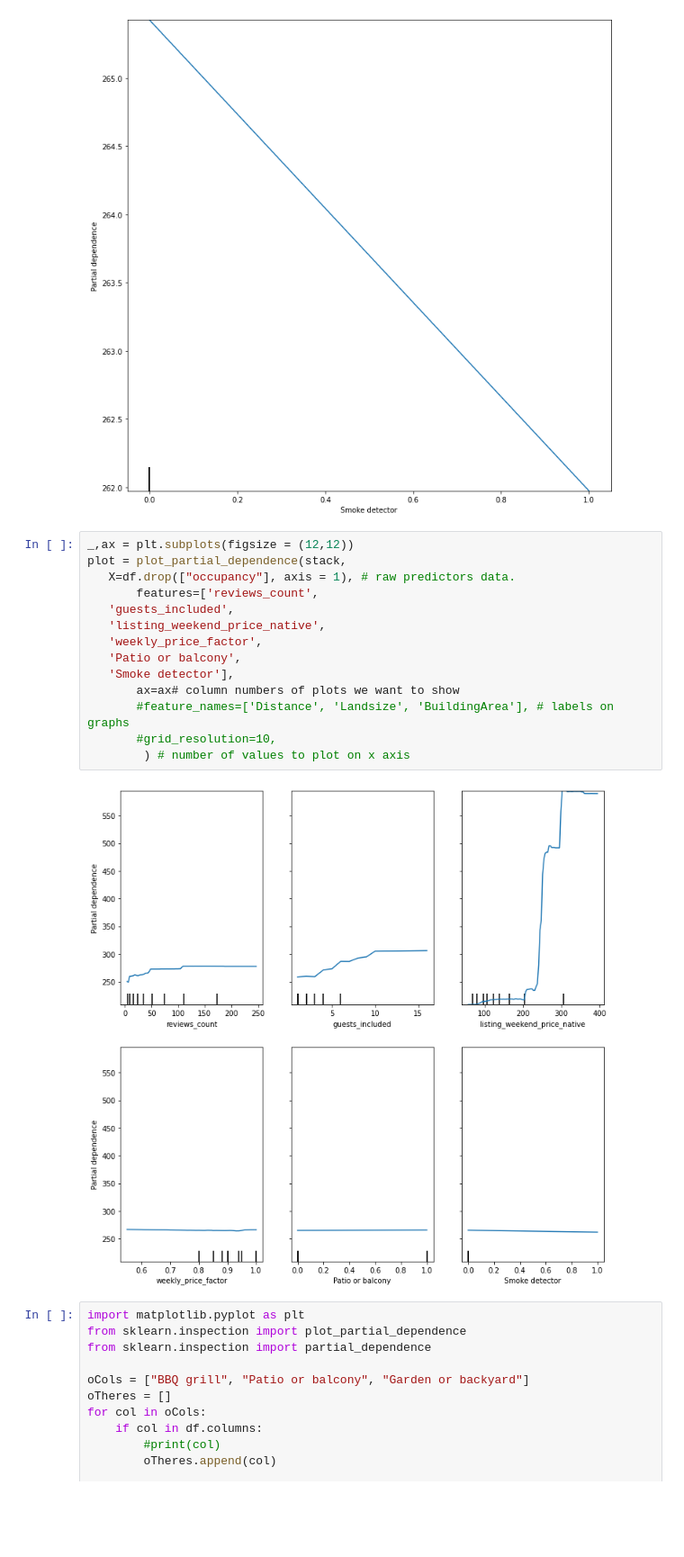
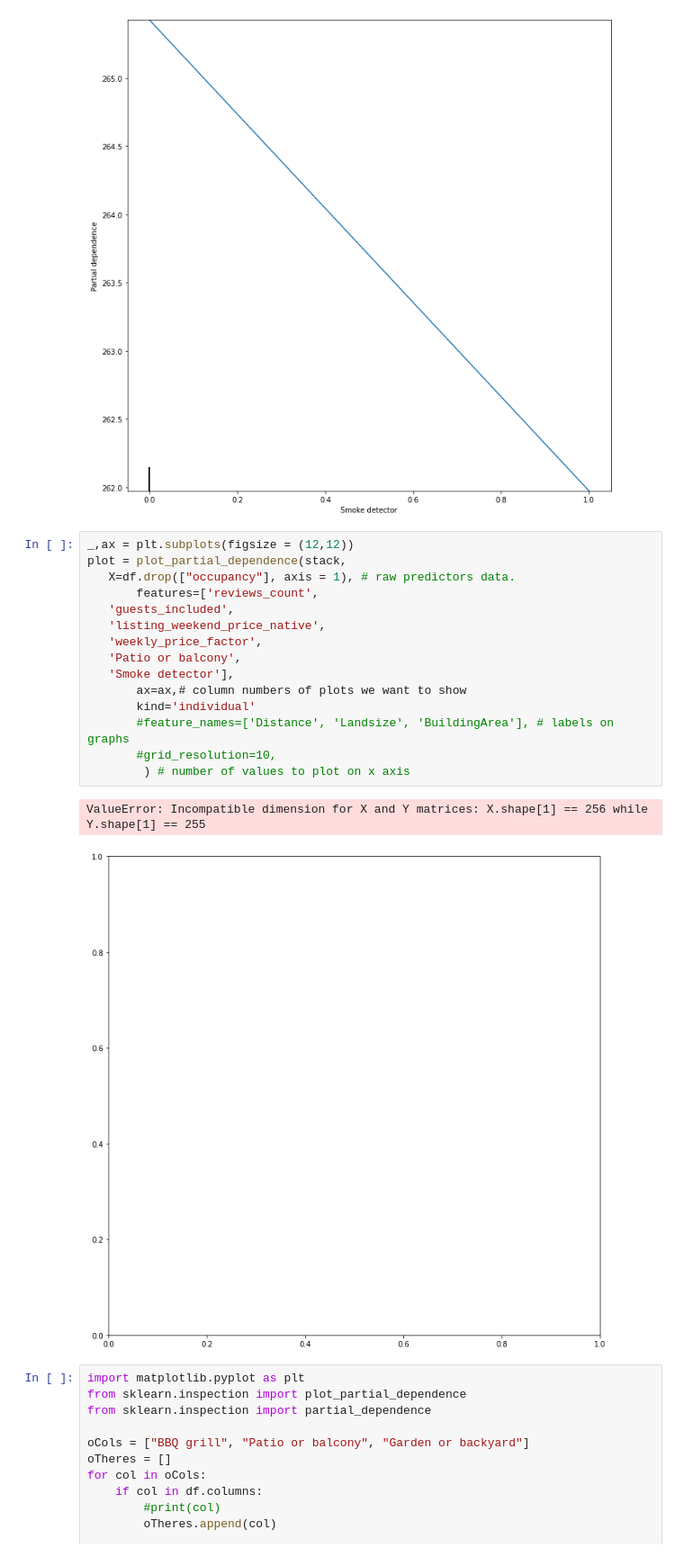
Before and after one commit to npschweizer/Amenity_Valuation, a Jupyter notebook: sample_plots.ipynb, the cells around one changed output. Shown at 90% size. Saved outputs shown, nothing was run; the diff lists cells and outputs as text; blank space fills up the shorter version.

```diff
--- a/sample_plots.ipynb
+++ b/sample_plots.ipynb
@@ -273,19 +330,21 @@ print(plot)
 # %%
 _,ax = plt.subplots(figsize = (12,12))
 plot = plot_partial_dependence(stack,
    X=df.drop(["occupancy"], axis = 1), # raw predictors data.
        features=['reviews_count',
    'guests_included',
    'listing_weekend_price_native',
    'weekly_price_factor',
    'Patio or balcony',
    'Smoke detector'],
-       ax=ax# column numbers of plots we want to show
+       ax=ax,# column numbers of plots we want to show
+       kind='individual'
        #feature_names=['Distance', 'Landsize', 'BuildingArea'], # labels on graphs
        #grid_resolution=10,
         ) # number of values to plot on x axis
 # %% [output]
+ValueError: Incompatible dimension for X and Y matrices: X.shape[1] == 256 while Y.shape[1] == 255
-[figure, old version]
+[figure, new version]
 # %%
 import matplotlib.pyplot as plt
 from sklearn.inspection import plot_partial_dependence
```
Also changed, not shown: parts of 14 cells of this notebook, 3 other files.
